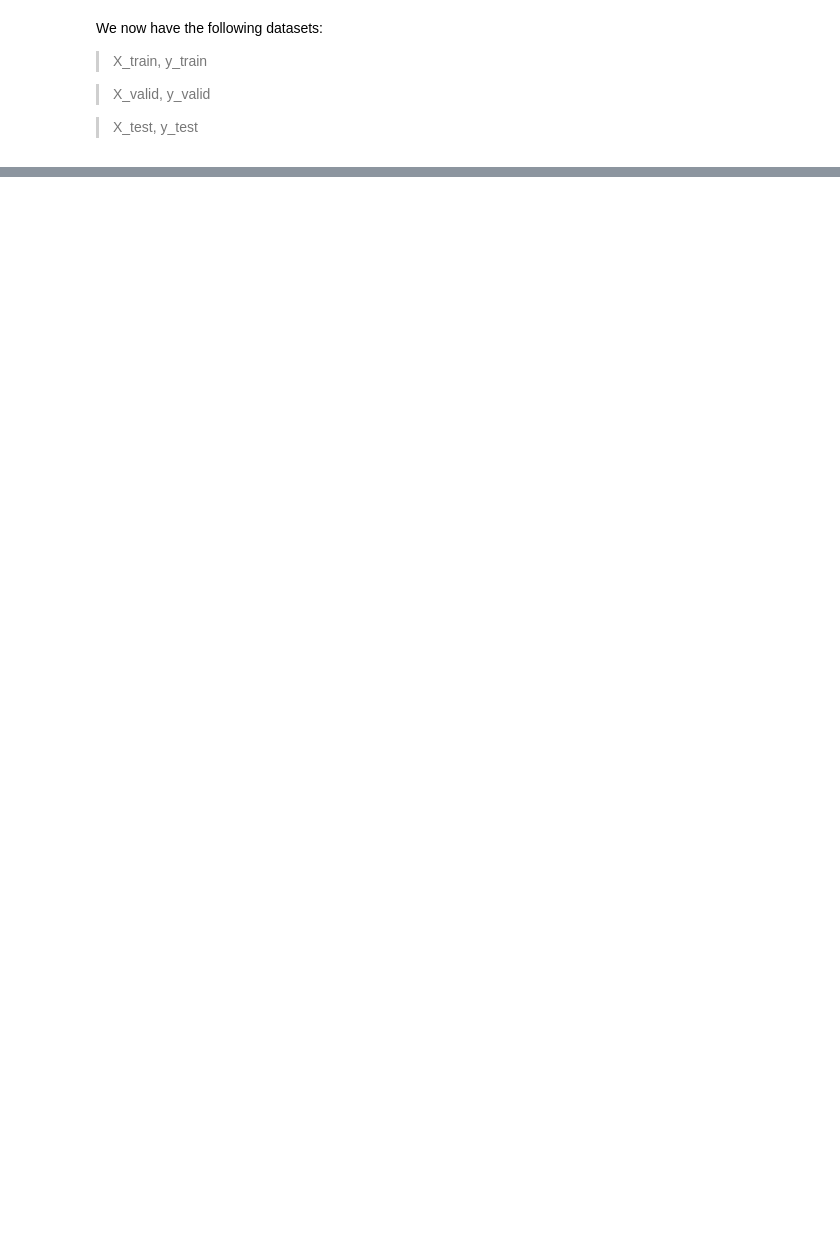
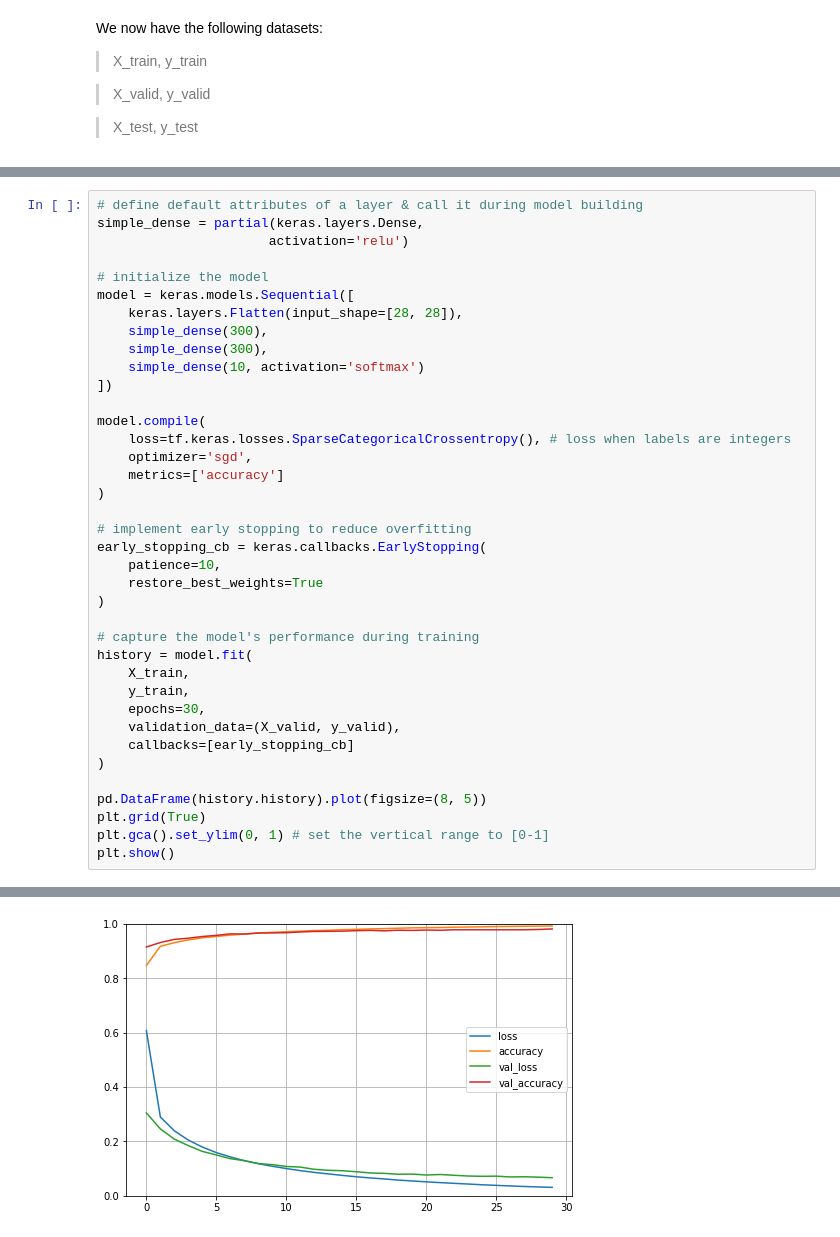
Before and after one commit to Bcromas/deep_learning_practice, a Jupyter notebook: Basic_MNIST.ipynb, the cells around one changed output, grey strips where cells are left out. Cells and saved outputs as stored; diff of their text form; blank space fills up the shorter version.

Commit message:
implement simpler way of building models

```diff
--- a/Basic_MNIST.ipynb
+++ b/Basic_MNIST.ipynb
@@ -99,0 +74,39 @@ plt.show()
+# %%
+# define default attributes of a layer & call it during model building
+simple_dense = partial(keras.layers.Dense,
+                      activation='relu')
+
+# initialize the model
+model = keras.models.Sequential([
+    keras.layers.Flatten(input_shape=[28, 28]),
+    simple_dense(300),
+    simple_dense(300),
+    simple_dense(10, activation='softmax')
+])
+
+model.compile(
+    loss=tf.keras.losses.SparseCategoricalCrossentropy(), # loss when labels are integers
+    optimizer='sgd',
+    metrics=['accuracy']
+)
+
+# implement early stopping to reduce overfitting
+early_stopping_cb = keras.callbacks.EarlyStopping(
+    patience=10,
+    restore_best_weights=True
+)
+
+# capture the model's performance during training
+history = model.fit(
+    X_train,
+    y_train,
+    epochs=30,
+    validation_data=(X_valid, y_valid),
+    callbacks=[early_stopping_cb]
+)
+
+pd.DataFrame(history.history).plot(figsize=(8, 5))
+plt.grid(True)
+plt.gca().set_ylim(0, 1) # set the vertical range to [0-1]
+plt.show()
+# %% [output]
@@ -100,3 +130,4 @@ plt.show()
+[figure, added]
 # %%
 model.evaluate(X_test, y_test);
 # %% [output]
```
Also changed, not shown: parts of 28 cells of this notebook.
